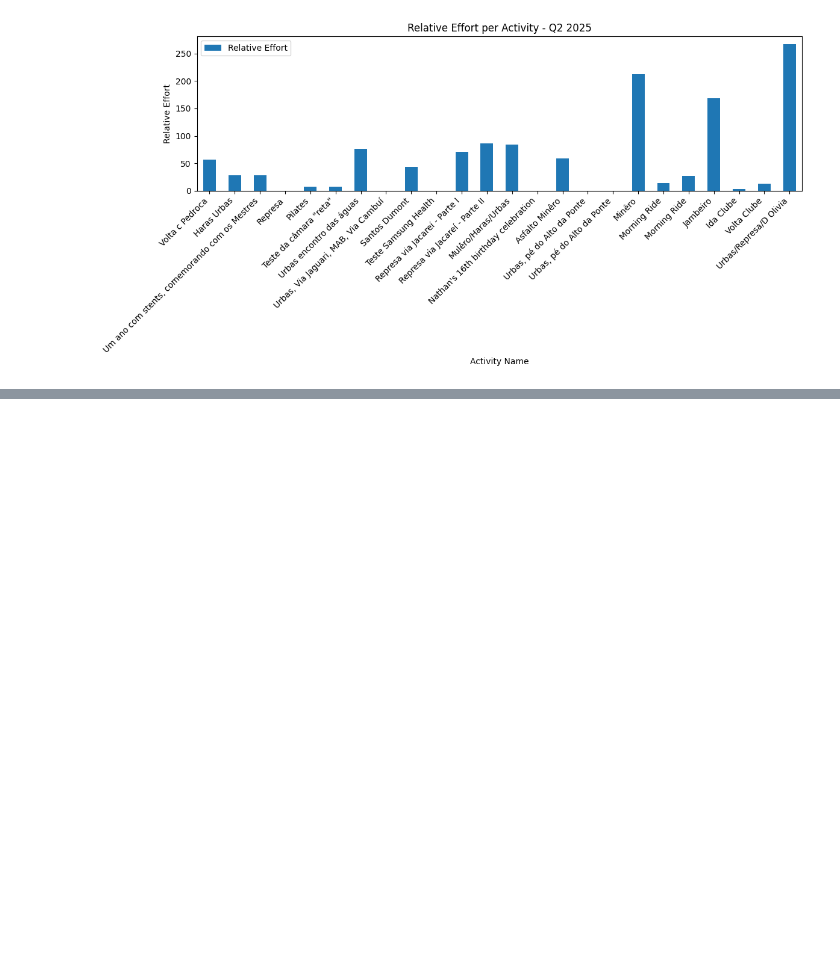
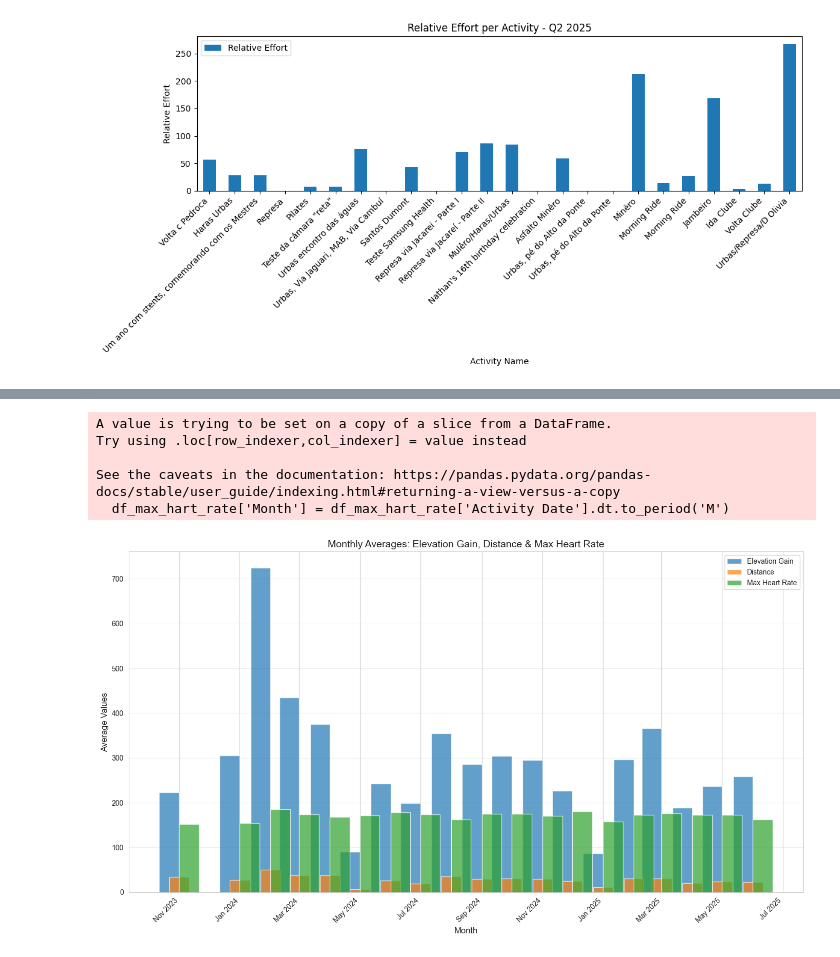
Before and after one commit to assismauro/Strava, a Jupyter notebook: strava_data_analisys.ipynb, the cells around one changed output, grey strips where cells are left out. Drawn from its saved outputs; the diff is of its cells as text; code cells hidden in the pictures; blank space fills up the shorter version.

```diff
--- a/strava_data_analisys.ipynb
+++ b/strava_data_analisys.ipynb
@@ -280,0 +342,71 @@ plt.show()
+# %%
+import pandas as pd
+import matplotlib.pyplot as plt
+import matplotlib.dates as mdates
+from calendar import month_abbr
+
+# 1. Ensure required columns exist
+required_cols = ['Activity Date', 'Elevation Gain', 'Distance', 'Max Heart Rate']
+if not all(col in df_max_hart_rate.columns for col in required_cols):
+    missing = [col for col in required_cols if col not in df_max_hart_rate.columns]
+    raise ValueError(f"Missing columns: {missing}")
+
+# 2. Extract month/year and aggregate
+df_max_hart_rate['Month'] = df_max_hart_rate['Activity Date'].dt.to_period('M')
+monthly_avg = df_max_hart_rate.groupby('Month').agg({
+    'Elevation Gain': 'mean',
+    'Distance': 'mean',
+    'Max Heart Rate': 'mean'
+}).reset_index()
+
+# Convert Period to Timestamp for plotting
+monthly_avg['Month'] = monthly_avg['Month'].dt.to_timestamp()
+
+# 3. Create plot
+fig, ax = plt.subplots(figsize=(14, 8))
+bar_width = 20  # Width in days (for date-based x-axis)
+
+# Plot each metric
+ax.bar(
+    monthly_avg['Month'] - pd.Timedelta(days=10),  # Offset for grouped bars
+    monthly_avg['Elevation Gain'],
+    width=bar_width,
+    label='Elevation Gain',
+    alpha=0.7
+)
+
+ax.bar(
+    monthly_avg['Month'],
+    monthly_avg['Distance'],
+    width=bar_width,
+    label='Distance',
+    alpha=0.7
+)
+
+ax.bar(
+    monthly_avg['Month'] + pd.Timedelta(days=10),  # Offset for grouped bars
+    monthly_avg['Max Heart Rate'],
+    width=bar_width,
+    label='Max Heart Rate',
+    alpha=0.7
+)
+
+# 4. Format plot
+ax.set_title('Monthly Averages: Elevation Gain, Distance & Max Heart Rate', fontsize=14)
+ax.set_xlabel('Month', fontsize=12)
+ax.set_ylabel('Average Values', fontsize=12)
+ax.legend(loc='upper right')
+ax.grid(axis='y', alpha=0.3)
+
+# Format x-axis as month names
+ax.xaxis.set_major_formatter(mdates.DateFormatter('%b %Y'))
+fig.autofmt_xdate(rotation=45)
+plt.tight_layout()
+plt.show()
+# %% [output]
+A value is trying to be set on a copy of a slice from a DataFrame.
+Try using .loc[row_indexer,col_indexer] = value instead
+
+See the caveats in the documentation: https://pandas.pydata.org/pandas-docs/stable/user_guide/indexing.html#returning-a-view-versus-a-copy
+  df_max_hart_rate['Month'] = df_max_hart_rate['Activity Date'].dt.to_period('M')
+[figure, added]
```
Also changed, not shown: parts of 17 cells of this notebook.
